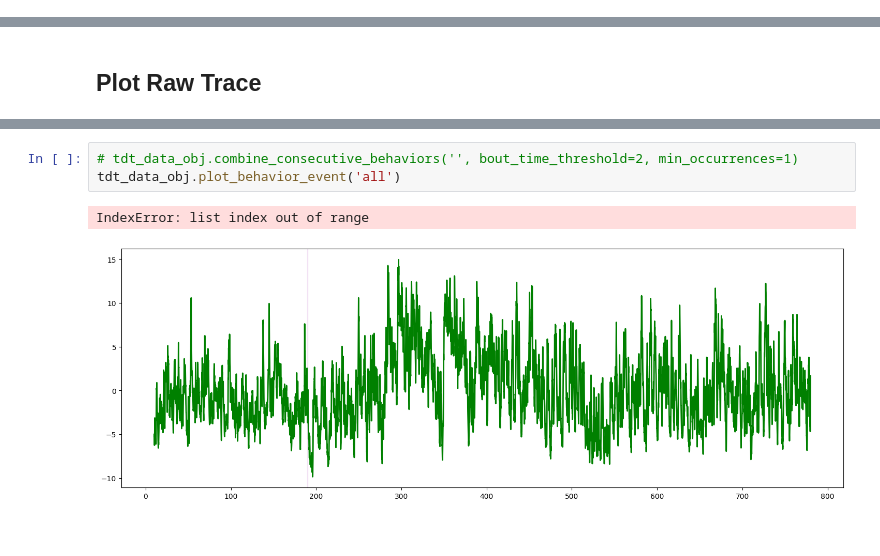
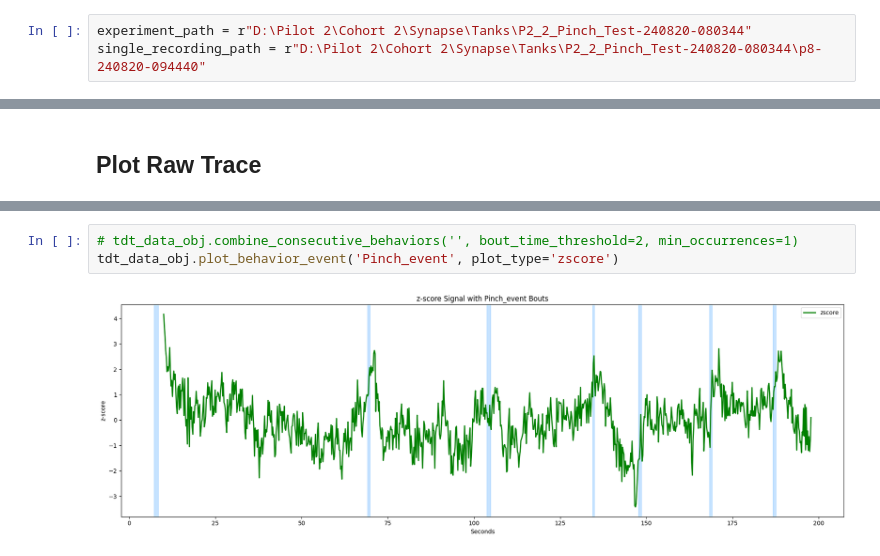
Before and after one commit to AlbertLeei/PCLAB_Photometry, a Jupyter notebook: P2_Code/class_test.ipynb, the cells around one changed output, grey strips where cells are left out. Saved outputs shown, nothing was run; the diff lists cells and outputs as text.

Commit message:
Plot_behavior_event_code

```diff
--- a/P2_Code/class_test.ipynb
+++ b/P2_Code/class_test.ipynb
@@ -20,3 +17,6 @@ single_recording_path = r"C:\Users\yongc\Desktop\Photometry\Pilot_2\Synapse\Tank
+# %%
+experiment_path = r"D:\Pilot 2\Cohort 2\Synapse\Tanks\P2_2_Pinch_Test-240820-080344"
+single_recording_path = r"D:\Pilot 2\Cohort 2\Synapse\Tanks\P2_2_Pinch_Test-240820-080344\p8-240820-094440"
 # %% [markdown]
 ## Bout Data from CSV
 # %%
@@ -61,6 +68,5 @@ tdt_data_obj.plot_zscore()
 # %%
 # tdt_data_obj.combine_consecutive_behaviors('', bout_time_threshold=2, min_occurrences=1)
-tdt_data_obj.plot_behavior_event('all')
+tdt_data_obj.plot_behavior_event('Pinch_event', plot_type='zscore')
 # %% [output]
-IndexError: list index out of range
-[figure, old version]
+[figure, new version]
```
Also changed, not shown: parts of 7 cells of this notebook, 17 other files.
